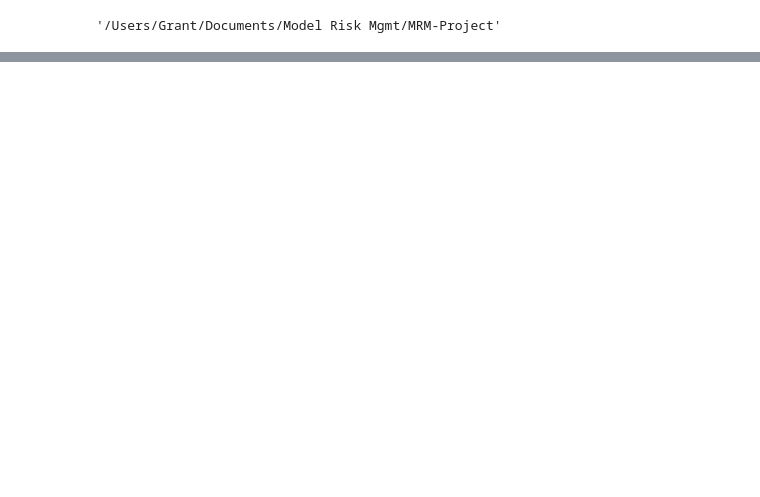
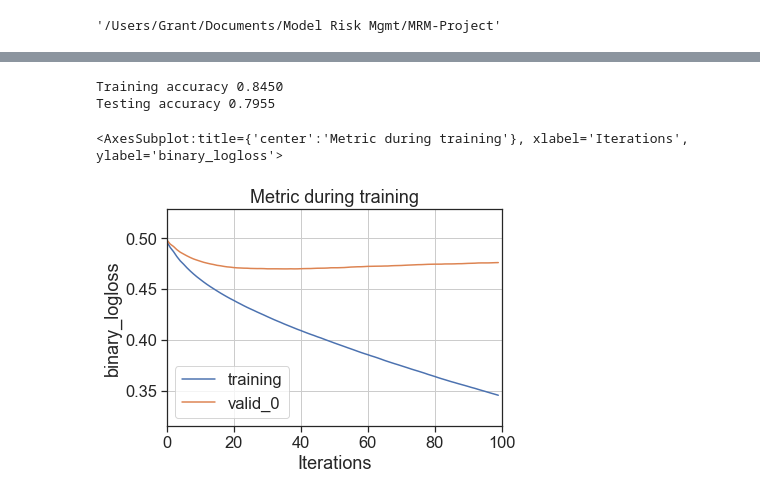
Before and after one commit to gthornton91/MRM-Project, a Jupyter notebook: ModelFixed.ipynb, the cells around one changed output, grey strips where cells are left out. Drawn from its saved outputs; the diff is of its cells as text; code cells hidden in the pictures; blank space fills up the shorter version.

```diff
--- a/ModelFixed.ipynb
+++ b/ModelFixed.ipynb
@@ -193,0 +190,15 @@ os.getcwd()
+# %%
+X = model_df.drop(columns = ['term','term_ 60 months','emp_length_10+ years','emp_length_2-4 years',
+'emp_length_5-9 years','fico_range_high','fico_range_low','home_ownership_MORTGAGE','home_ownership_NONE',
+'home_ownership_OTHER','home_ownership_OWN','home_ownership_RENT','sec_app_fico_range_high',
+'sec_app_fico_range_low','grade','sub_grade','fully_paid','installment','int_rate','zip_code','issue_d',
+'year','last_fico_range_high','last_fico_range_low','purpose_credit_card','purpose_debt_consolidation',
+'purpose_educational','purpose_home_improvement','purpose_house','purpose_major_purchase','purpose_medical',
+'purpose_moving','purpose_other','purpose_renewable_energy','purpose_small_business','purpose_vacation','purpose_wedding','application_type_Joint App',
+'verification_status_Source Verified','verification_status_Verified','addr_state','application_type','pub_rec','tax_liens',
+'pub_rec_bankruptcies','num_op_rev_tl','num_sats','total_bal_ex_mort','mo_sin_rcnt_rev_tl_op','mths_since_recent_revol_delinq','tot_coll_amt','pct_tl_nvr_dlq','num_rev_accts',
+'num_bc_tl','inq_last_6mths','num_bc_sats','open_acc'])
+y = model_df['fully_paid']
+# %%
+X_train, X_test, y_train, y_test = train_test_split(
+    X,y, test_size=0.25, random_state=4, stratify=y)
@@ -193,0 +207,17 @@ os.getcwd()
+# %%
+lgbm = lgb.LGBMClassifier(lambda_l1= 2.1422382641914777e-07,
+    lambda_l2= 2.2658200484886442e-07,
+    num_leaves= 208,
+    feature_fraction= 0.8887401691714417,
+    bagging_fraction= 0.6009100730937127,
+    bagging_freq= 3,
+    min_child_samples= 96)
+lgbm.fit(X_train, y_train, eval_set=[(X_test,y_test),(X_train,y_train)])
+print('Training accuracy {:.4f}'.format(lgbm.score(X_train,y_train)))
+print('Testing accuracy {:.4f}'.format(lgbm.score(X_test,y_test)))
+lgb.plot_metric(lgbm)
+# %% [output]
+Training accuracy 0.8450
+Testing accuracy 0.7955
+<AxesSubplot:title={'center':'Metric during training'}, xlabel='Iterations', ylabel='binary_logloss'>
+[figure, added]
```
Also changed, not shown: parts of 14 cells of this notebook.
